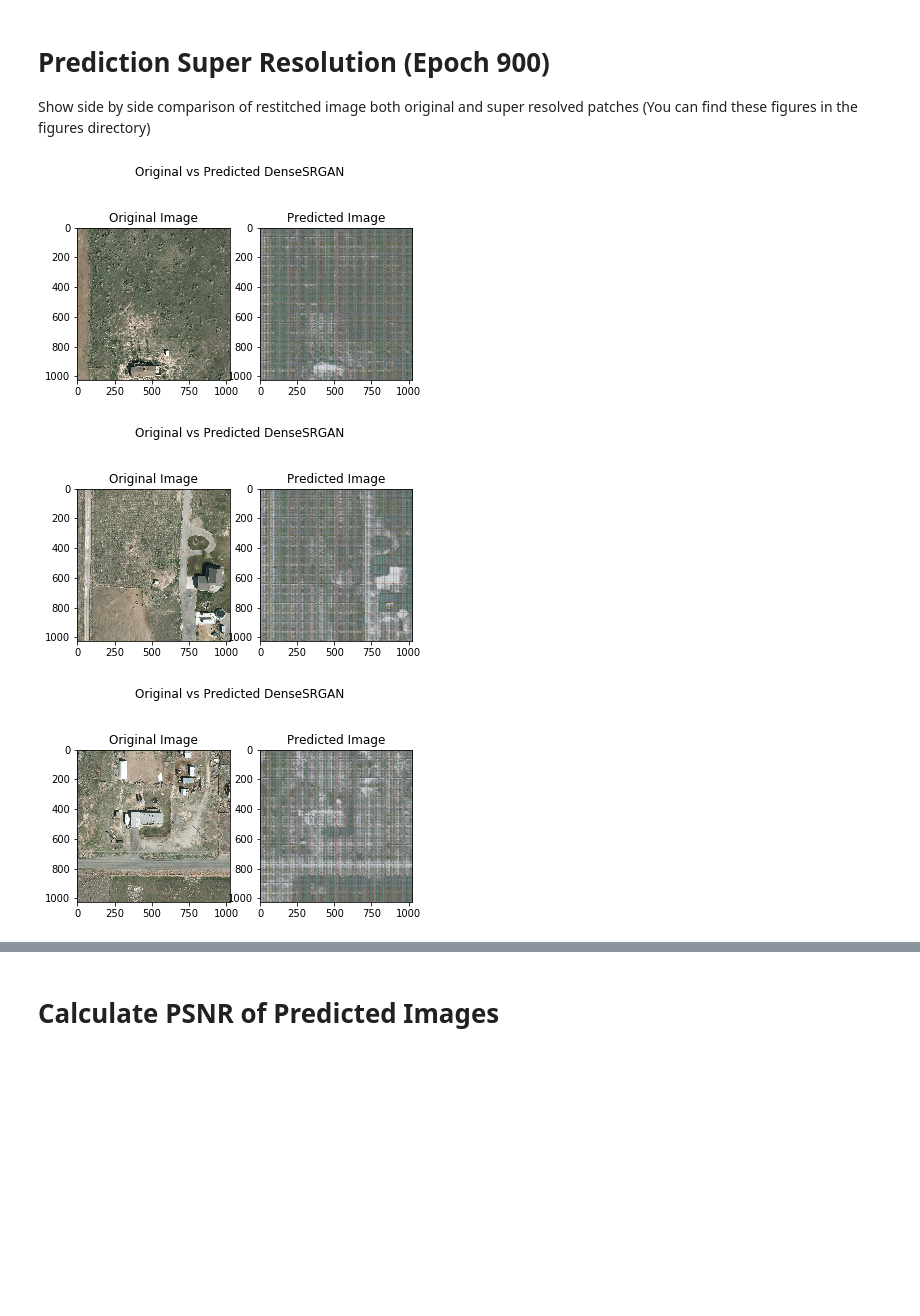
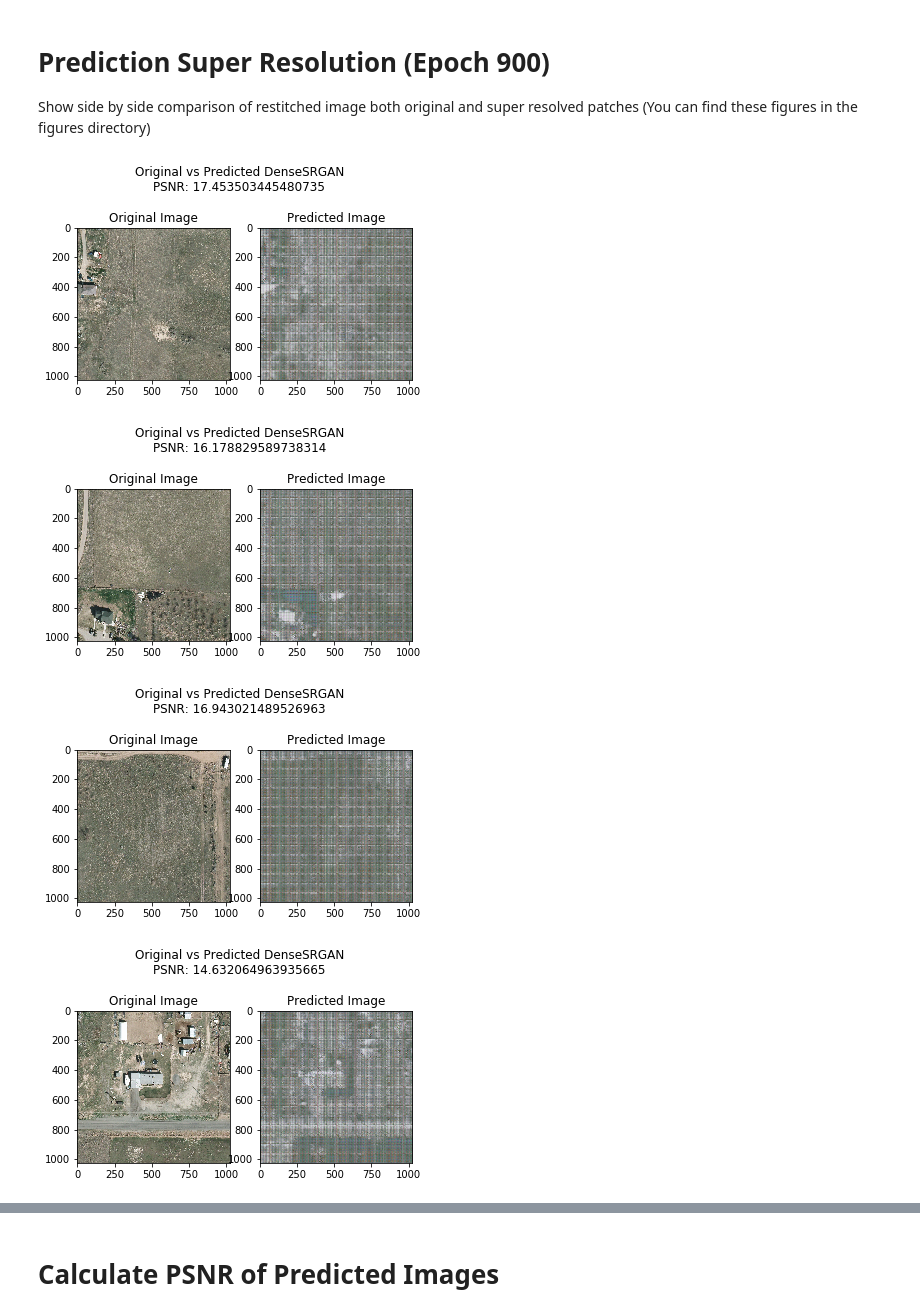
Before and after one commit to mihirsathe/DenseGAN-SuperResolution, a Jupyter notebook: DenseSRGAN/DenseSRGAN_Demo.ipynb, the cells around one changed output, grey strips where cells are left out. Saved outputs shown, nothing was run; the diff lists cells and outputs as text; code cells hidden in the pictures; blank space fills up the shorter version.

```diff
--- a/DenseSRGAN/DenseSRGAN_Demo.ipynb
+++ b/DenseSRGAN/DenseSRGAN_Demo.ipynb
@@ -85,7 +94,7 @@ Show side by side comparison of restitched image both original and super resolve
 # %%
 gan = DenseSRGAN.DenseSRGAN(dir_pfx,im_hr,im_lr,proj_pfx="OH",weights_path=dir_pfx + 'weights/OH/790/') # 790,900,1100 epochs
 # %%
-loss_1
+psnr1 = []
 
 for i in range(len(training_set)):
 
@@ -97,8 +106,11 @@ for i in range(len(training_set)):
   pred_img_stiched = utils.restitch_image_patches(pred_patches,(1024,1024,4))
   orig_img_stitched = utils.restitch_image_patches(im_hr_patched,(1024,1024,4))
 
+  psnr = utils.PSNR(pred_img_stiched,orig_img_stitched)
 
-  plt.figure().suptitle('Original vs Predicted DenseSRGAN')
+  psnr1.append(psnr)
+
+  plt.figure().suptitle('Original vs Predicted DenseSRGAN\nPSNR: {0}'.format(psnr))
   plt.subplot(1,2,1)
   plt.imshow(orig_img_stitched[:,:,0:3])
   plt.title('Original Image')
@@ -118,26 +133,31 @@ Show side by side comparison of restitched image both original and super resolve
 # Create an instance of
 gan2 = DenseSRGAN.DenseSRGAN(dir_pfx,im_hr,im_lr,proj_pfx="OH",weights_path=dir_pfx + 'weights/OH/900/')
 # %%
+psnr2 = []
 for i in range(len(training_set)):
 
   im_hr_patched,im_lr_patched = utils.get_img_patches(im_hr,im_lr,i)
 
 
   pred_patches = gan2.gen.predict(im_lr_patched)
 
   pred_img_stiched = utils.restitch_image_patches(pred_patches,(1024,1024,4))
   orig_img_stitched = utils.restitch_image_patches(im_hr_patched,(1024,1024,4))
 
+  psnr = utils.PSNR(pred_img_stiched,orig_img_stitched)
+  psnr2.append(psnr)
 
-  plt.figure().suptitle('Original vs Predicted DenseSRGAN')
+
+  plt.figure().suptitle('Original vs Predicted DenseSRGAN\nPSNR: {0}'.format(psnr))
   plt.subplot(1,2,1)
   plt.imshow(orig_img_stitched[:,:,0:3])
   plt.title('Original Image')
   plt.subplot(1,2,2)
   plt.imshow(pred_img_stiched[:,:,0:3])
   plt.title('Predicted Image')
   plt.savefig('{0}{1}pred_epoch_1100_sample_{2}'.format(dir_pfx,'figures/',i))
 # %% [output]
-[figure, old version]
+[figure, new version]
-[figure, old version]
+[figure, new version]
-[figure, old version]
+[figure, new version]
+[figure, added]
```
Also changed, not shown: parts of 9 cells of this notebook, 1 other file.
